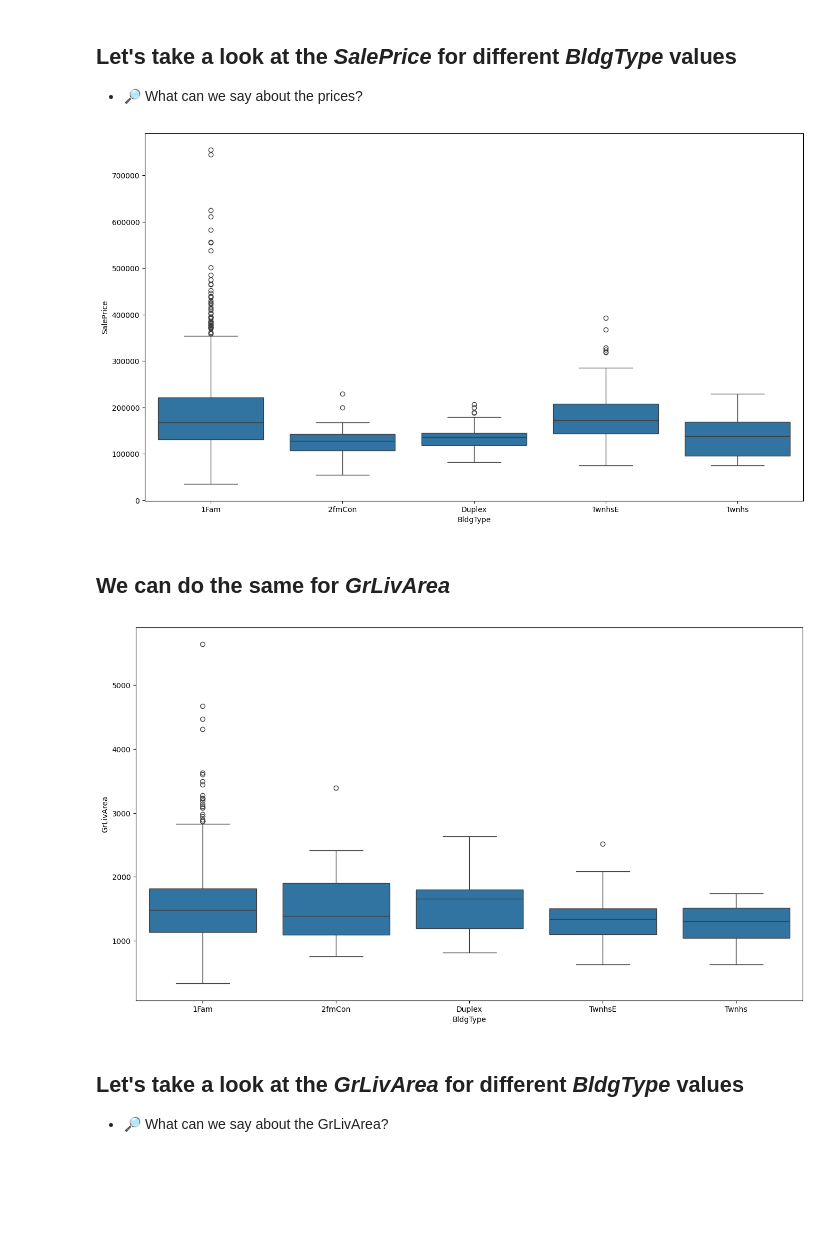
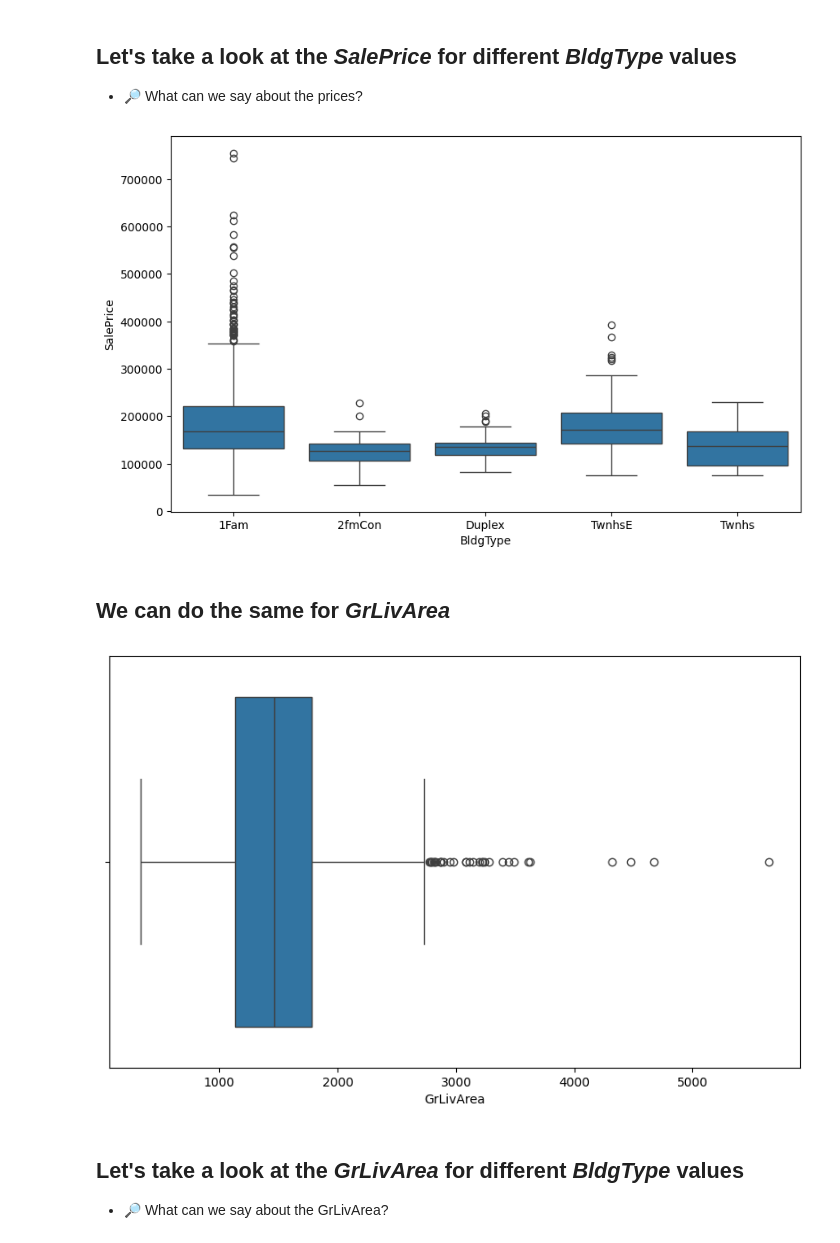
Before and after one commit to TotalChaosRexinator/School, a Jupyter notebook: fml_02.ipynb, the cells around one changed output. Drawn from its saved outputs; the diff is of its cells as text; code cells hidden in the pictures; blank space fills up the shorter version.

```diff
--- a/fml_02.ipynb
+++ b/fml_02.ipynb
@@ -113,8 +115,10 @@ plt.show()
 - The no garage houses have a *nan* value in the feature so they are not plotted
 # %% [markdown]
 ### Fill nan values with 'NoGarage' string
-# %%
-df['GarageFinish'] = df['GarageFinish'].fillna('NoGarage')
+# %%
+df['GarageFinish'] = df['GarageFinish'].fillna('NA').astype('category')
+cat_order = ['NA', 'Unf', 'RFn', 'Fin']
+df['GarageFinish'] = df['GarageFinish'].cat.set_categories(cat_order, ordered=True)
 # %% [markdown]
 ### Take a look at the histogram again
 # %%
@@ -151,19 +158,19 @@ plt.show()
 ## Let's take a look at the *SalePrice* for different *BldgType* values
 - 🔎 What can we say about the prices?
 # %%
-fig = plt.figure(figsize = (16,9))
+plt.figure(figsize=(10,6))
 sns.boxplot(data=df, y='SalePrice', x='BldgType')
 plt.show()
 # %% [output]
-[figure, old version]
+[figure, new version]
 # %% [markdown]
 ## We can do the same for *GrLivArea*
 # %%
-fig = plt.figure(figsize = (16,9))
-sns.boxplot(data=df, y='GrLivArea', x='BldgType')
+plt.figure(figsize=(10,6))
+sns.boxplot(data=df,x='GrLivArea')
 plt.show()
 # %% [output]
-[figure, old version]
+[figure, new version]
 # %% [markdown]
 ## Let's take a look at the *GrLivArea* for different *BldgType* values
 - 🔎 What can we say about the GrLivArea?
```
Also changed, not shown: parts of 27 cells of this notebook.
